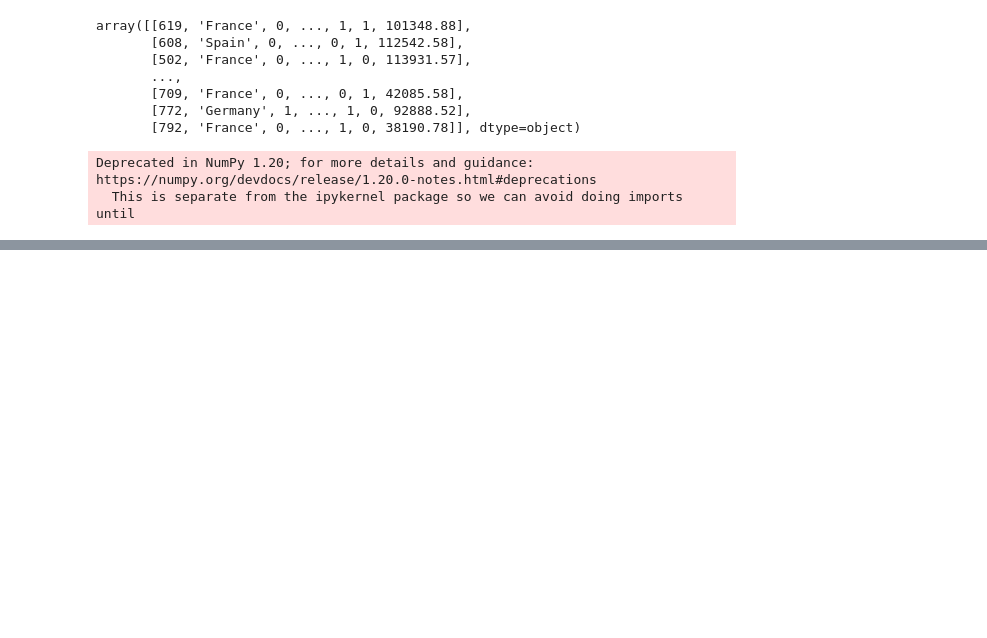
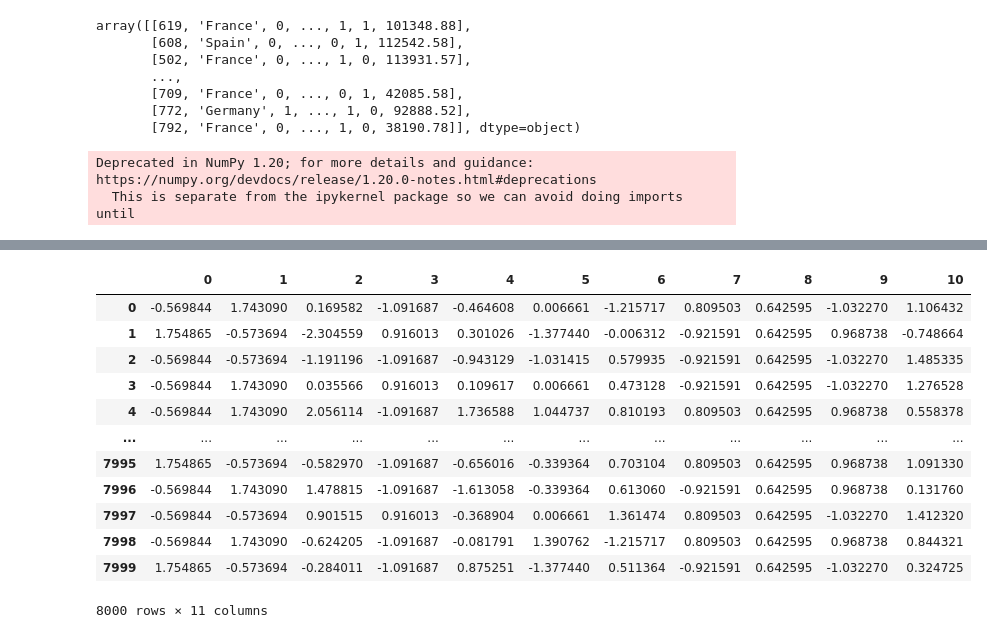
Before and after one commit to Arminsbss/ANN-Churn_Modelling, a Jupyter notebook: ANN_Churn_Modelling.ipynb, the cells around one changed output, grey strips where cells are left out. Cells and saved outputs as stored; diff of their text form; code cells hidden in the pictures; blank space fills up the shorter version.

```diff
--- a/ANN_Churn_Modelling.ipynb
+++ b/ANN_Churn_Modelling.ipynb
@@ -52,3 +52,6 @@ X=np.array(ct.fit_transform(X),dtype= np.str)
 # %% [output]
 Deprecated in NumPy 1.20; for more details and guidance: https://numpy.org/devdocs/release/1.20.0-notes.html#deprecations
   This is separate from the ipykernel package so we can avoid doing imports until
+# %%
+X = X[:,1:]
+print(X)
@@ -54,0 +66,10 @@ Deprecated in NumPy 1.20; for more details and guidance: https://numpy.org/devdo
+# %%
+#==========split train and test==========
+from sklearn.model_selection import train_test_split
+X_train, X_test, y_train , y_test = train_test_split(X,Y,test_size = 0.2, random_state = 0)
+# %%
+#==========feature scaling==========
+from sklearn.preprocessing import StandardScaler
+sc = StandardScaler()
+X_train = sc.fit_transform(X_train)
+X_test = sc.transform(X_test)
@@ -54,0 +93,17 @@ Deprecated in NumPy 1.20; for more details and guidance: https://numpy.org/devdo
+# %%
+#==========All scaled with feasible range==========
+pd.DataFrame(X_train)
+# %% [output]
+|  | 0 | 1 | 2 | 3 | 4 | 5 | 6 | 7 | 8 | 9 | 10 |
+| 0 | -0.569844 | 1.743090 | 0.169582 | -1.091687 | -0.464608 | 0.006661 | -1.215717 | 0.809503 | 0.642595 | -1.032270 | 1.106432 |
+| 1 | 1.754865 | -0.573694 | -2.304559 | 0.916013 | 0.301026 | -1.377440 | -0.006312 | -0.921591 | 0.642595 | 0.968738 | -0.748664 |
+| 2 | -0.569844 | -0.573694 | -1.191196 | -1.091687 | -0.943129 | -1.031415 | 0.579935 | -0.921591 | 0.642595 | -1.032270 | 1.485335 |
+| 3 | -0.569844 | 1.743090 | 0.035566 | 0.916013 | 0.109617 | 0.006661 | 0.473128 | -0.921591 | 0.642595 | -1.032270 | 1.276528 |
+| 4 | -0.569844 | 1.743090 | 2.056114 | -1.091687 | 1.736588 | 1.044737 | 0.810193 | 0.809503 | 0.642595 | 0.968738 | 0.558378 |
+| ... | ... | ... | ... | ... | ... | ... | ... | ... | ... | ... | ... |
+| 7995 | 1.754865 | -0.573694 | -0.582970 | -1.091687 | -0.656016 | -0.339364 | 0.703104 | 0.809503 | 0.642595 | 0.968738 | 1.091330 |
+| 7996 | -0.569844 | 1.743090 | 1.478815 | -1.091687 | -1.613058 | -0.339364 | 0.613060 | -0.921591 | 0.642595 | 0.968738 | 0.131760 |
+| 7997 | -0.569844 | -0.573694 | 0.901515 | 0.916013 | -0.368904 | 0.006661 | 1.361474 | 0.809503 | 0.642595 | -1.032270 | 1.412320 |
+| 7998 | -0.569844 | 1.743090 | -0.624205 | -1.091687 | -0.081791 | 1.390762 | -1.215717 | 0.809503 | 0.642595 | 0.968738 | 0.844321 |
+| 7999 | 1.754865 | -0.573694 | -0.284011 | -1.091687 | 0.875251 | -1.377440 | 0.511364 | -0.921591 | 0.642595 | -1.032270 | 0.324725 |
+8000 rows × 11 columns
```
Also changed, not shown: parts of 9 cells of this notebook.
